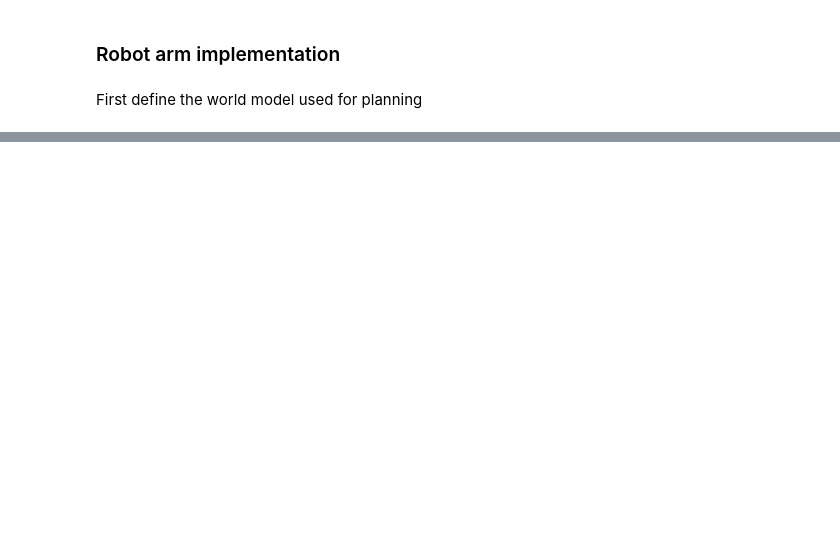
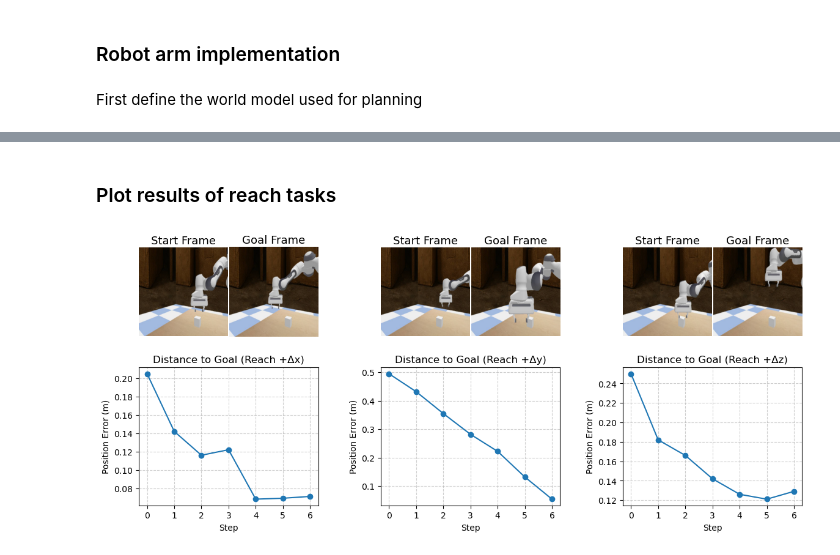
Before and after one commit to lassesofus/thesis, a Jupyter notebook: vjepa2/notebooks/energy_landscape_example.ipynb, the cells around one changed output, grey strips where cells are left out. Cells and saved outputs as stored; diff of their text form; code cells hidden in the pictures; blank space fills up the shorter version.

```diff
--- a/vjepa2/notebooks/energy_landscape_example.ipynb
+++ b/vjepa2/notebooks/energy_landscape_example.ipynb
@@ -908,0 +967,70 @@ VBox(children=(HBox(children=(VBox(children=(HTML(value='<b>Live</b>'), Image(va
+# %% [markdown]
+### Plot results of reach tasks
+# %%
+import matplotlib.pyplot as plt
+import matplotlib.image as mpimg
+import pandas as pd
+from matplotlib.gridspec import GridSpec, GridSpecFromSubplotSpec
+import os
+
+# ===== Config =====
+DATA_FOLDER = "/work3/s185927/thesis/vjepa2/notebooks/out/"
+
+tasks = [
+    dict(name="Reach +Δx",
+         csv="reach_task_x_direction.csv",
+         start_img="reach_x_dir_start.png",
+         goal_img="reach_x_dir_goal.png"),
+    dict(name="Reach +Δy",
+         csv="reach_task_y_direction.csv",
+         start_img="reach_y_dir_start.png",
+         goal_img="reach_y_dir_goal.png"),
+    dict(name="Reach +Δz",
+         csv="reach_task_z_direction.csv",
+         start_img="reach_z_dir_start.png",
+         goal_img="reach_z_dir_goal.png"),
+]
+
+# ===== Figure Layout =====
+fig = plt.figure(figsize=(14, 6.0))
+gs = GridSpec(2, 3, figure=fig, hspace=0.05, wspace=0.35)  # <-- reduced hspace
+
+for i, t in enumerate(tasks):
+    # --- image pair in a nested 1×2 grid ---
+    gsi = GridSpecFromSubplotSpec(1, 2, subplot_spec=gs[0, i], wspace=0.02)
+    ax_start = fig.add_subplot(gsi[0, 0])
+    ax_goal  = fig.add_subplot(gsi[0, 1])
+
+    start_img = mpimg.imread(os.path.join(DATA_FOLDER, t["start_img"]))
+    goal_img  = mpimg.imread(os.path.join(DATA_FOLDER, t["goal_img"]))
+
+    ax_start.imshow(start_img)
+    ax_start.axis("off")
+    ax_start.set_title("Start Frame", fontsize=13, pad=4)
+
+    ax_goal.imshow(goal_img)
+    ax_goal.axis("off")
+    ax_goal.set_title("Goal Frame", fontsize=13, pad=4)
+
+    # --- distance-to-goal plot ---
+    axp = fig.add_subplot(gs[1, i])
+    df = pd.read_csv(os.path.join(DATA_FOLDER, t["csv"]))
+    x = df[df.columns[0]]  # Action / Step
+    for cand in ["Dist. To goal (m)", "Distance to goal (m)", "Position Error (m)", "Dist. To Goal (m)"]:
+        if cand in df.columns:
+            y = df[cand]
+            break
+    else:
+        y = df[df.columns[1]]
+
+    axp.plot(x, y, marker="o")
+    axp.set_xlabel("Step")
+    axp.set_ylabel("Position Error (m)")
+    axp.set_title(f"Distance to Goal ({t['name']})", pad=6)
+    axp.grid(True, linestyle='--', alpha=0.6)
+
+plt.tight_layout(rect=[0, 0, 1, 1])
+plt.savefig(DATA_FOLDER + "reach_tasks_summary.png", dpi=600, bbox_inches='tight')  # Save high-res version
+plt.show()
+# %% [output]
+[figure, added]
```
Also changed, not shown: parts of 8 cells of this notebook, 19 other files.
